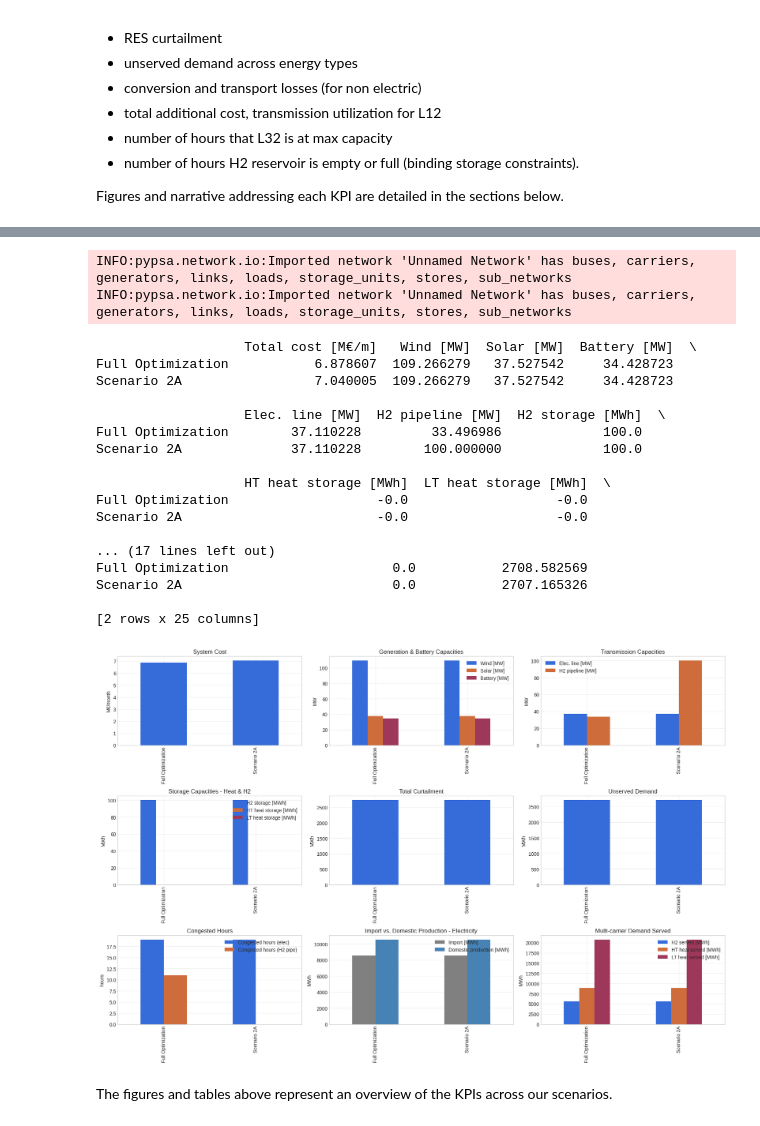
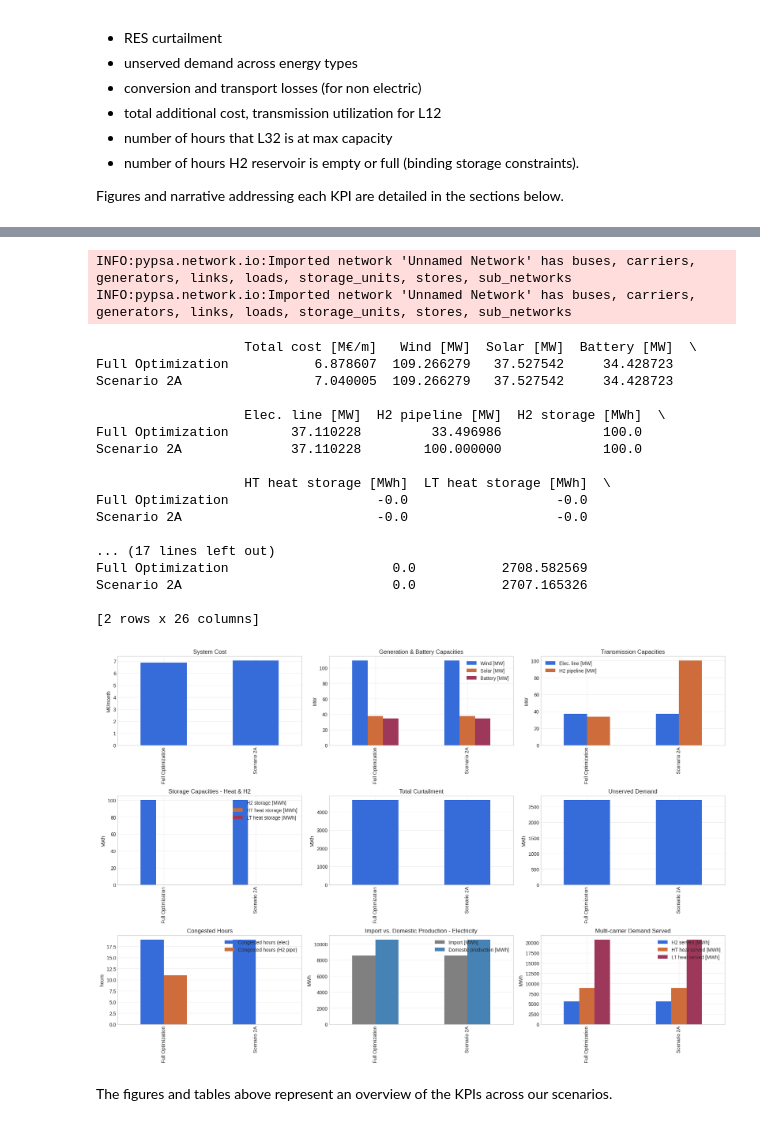
Before and after one commit to karivero/esi_final_repo, a Jupyter notebook: final_esi/ESI_Assignment/part2_combined_submission.ipynb, the cells around one changed output, grey strips where cells are left out. Drawn from its saved outputs; the diff is of its cells as text; code cells hidden in the pictures.

Commit message:
working on part 2 analysis. curtialment section and hydrogen specifically

```diff
--- a/final_esi/ESI_Assignment/part2_combined_submission.ipynb
+++ b/final_esi/ESI_Assignment/part2_combined_submission.ipynb
@@ -1253,6 +1253,7 @@ def extract_kpis(n, label):
 #Capacities
     opt_wind       = n.generators.p_nom_opt.get("wind_zone1", 0)
     opt_solar      = n.generators.p_nom_opt.get("solar_zone1", 0)
+    opt_hydrogen   = n.generators.p_nom_opt.get("h2_zone3", 0)
     opt_batt       = n.storage_units.p_nom_opt.sum()
     opt_line       = n.links.p_nom_opt.get("zone1-zone2", n.links.p_nom.get("zone1-zone2", 0))
     opt_pipeline   = n.links.p_nom_opt.get("zone3-zone2", n.links.p_nom.get("zone3-zone2", 0))
@@ -1270,11 +1271,15 @@ def extract_kpis(n, label):
     #  Curtailment
     opt_wind_mw   = n.generators.p_nom_opt["wind_zone1"]  * n.generators_t.p_max_pu["wind_zone1"]
     opt_solar_mw  = n.generators.p_nom_opt["solar_zone1"] * n.generators_t.p_max_pu["solar_zone1"]
+    opt_hydrogen_mw = n.generators.p_nom_opt["h2_zone3"] * n.generators_t.p_max_pu["h2_zone3"]
+
     gen_wind      = n.generators_t.p["wind_zone1"]
     gen_solar     = n.generators_t.p["solar_zone1"]
+    gen_hydrogen  = n.generators_t.p["h2_zone3"]
     curtailment_wind  = (opt_wind_mw  - gen_wind ).clip(lower=0).sum()
     curtailment_solar = (opt_solar_mw - gen_solar).clip(lower=0).sum()
-    total_curtailment = curtailment_wind + curtailment_solar
+    curtailment_hydrogen = (opt_hydrogen_mw - gen_hydrogen).clip(lower=0).sum()
+    total_curtailment = curtailment_wind + curtailment_solar + curtailment_hydrogen
 
     # Energy security
     domestic_production = (gen_wind + gen_solar).sum()
@@ -1316,6 +1321,7 @@ def extract_kpis(n, label):
         "LT heat storage [MWh]":       opt_lt_store,
         "Wind curtailment [MWh]":      curtailment_wind,
         "Solar curtailment [MWh]":     curtailment_solar,
+        "Hydrogen curtailment [MWh]": curtailment_hydrogen,
         "Total curtailment [MWh]":     total_curtailment,
         "Congested hours (elec)":      congested_hours,
         "Congested hours (H2 pipe)":   congested_hours_pipe,
@@ -1361,35 +1367,35 @@ axes[5].set_title("Unserved Demand"); axes[5].set_ylabel("MWh")
 
 kpis.loc[["Congested hours (elec)", "Congested hours (H2 pipe)"]].T.plot(kind="bar", ax=axes[6])
 axes[6].set_title("Congested Hours"); axes[6].set_ylabel("hours")
 
 kpis.loc[["Import [MWh]", "Domestic production [MWh]"]].T.plot(kind="bar", ax=axes[7], color=["grey", "steelblue"])
 axes[7].set_title("Import vs. Domestic Production - Electricity"); axes[7].set_ylabel("MWh")
 
 kpis.loc[["H2 served [MWh]", "HT heat served [MWh]", "LT heat served [MWh]"]].T.plot(kind="bar", ax=axes[8])
 axes[8].set_title("Multi-carrier Demand Served"); axes[8].set_ylabel("MWh")
 
 plt.tight_layout(); plt.show()
 # %% [output]
 INFO:pypsa.network.io:Imported network 'Unnamed Network' has buses, carriers, generators, links, loads, storage_units, stores, sub_networks
 INFO:pypsa.network.io:Imported network 'Unnamed Network' has buses, carriers, generators, links, loads, storage_units, stores, sub_networks
                    Total cost [M€/m]   Wind [MW]  Solar [MW]  Battery [MW]  \
 Full Optimization           6.878607  109.266279   37.527542     34.428723
 Scenario 2A                 7.040005  109.266279   37.527542     34.428723
 
                    Elec. line [MW]  H2 pipeline [MW]  H2 storage [MWh]  \
 Full Optimization        37.110228         33.496986             100.0
 Scenario 2A              37.110228        100.000000             100.0
 
                    HT heat storage [MWh]  LT heat storage [MWh]  \
 Full Optimization                   -0.0                   -0.0
 Scenario 2A                         -0.0                   -0.0
 
 ... (17 lines left out)
 Full Optimization                     0.0           2708.582569
 Scenario 2A                           0.0           2707.165326
 
-[2 rows x 25 columns]
+[2 rows x 26 columns]
-[figure, old version]
+[figure, new version]
 # %% [markdown]
 The figures and tables above represent an overview of the KPIs across our scenarios.
 # %% [markdown]
```
Also changed, not shown: parts of 2 cells of this notebook.
